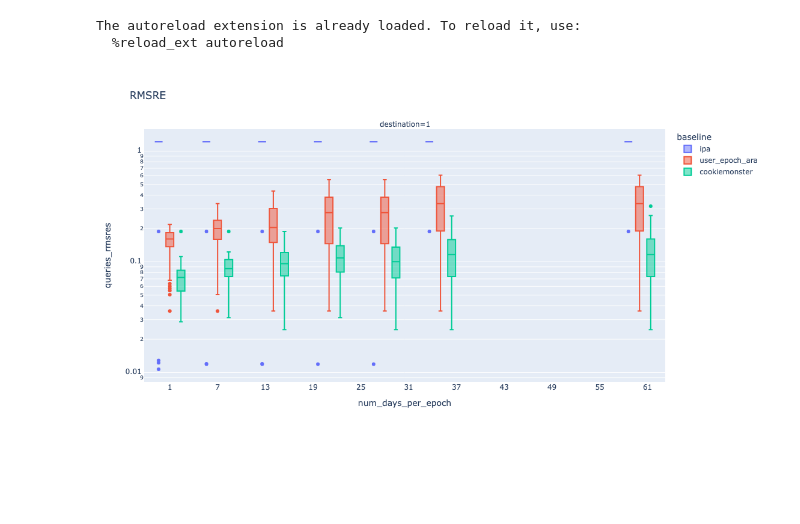
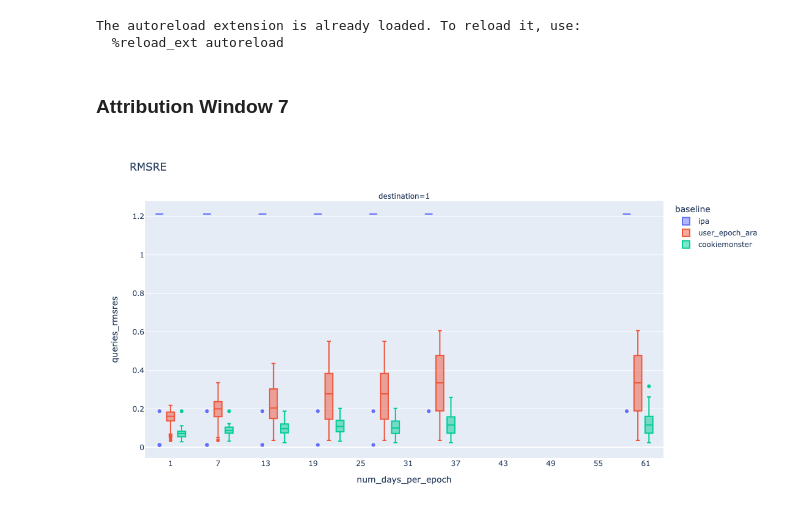
Before and after one commit to columbia/cookiemonster, a Jupyter notebook: notebooks/patcg_analysis.ipynb, the cells around one changed output. Saved outputs shown, nothing was run; the diff lists cells and outputs as text; code cells hidden in the pictures; blank space fills up the shorter version.

```diff
--- a/notebooks/patcg_analysis.ipynb
+++ b/notebooks/patcg_analysis.ipynb
@@ -12,13 +12,15 @@ pio.renderers.default = "notebook"
 import plotly.offline as pyo
 pyo.init_notebook_mode(connected=True)
 from utils import *
+# %% [markdown]
+### Attribution Window 7
 # %%
 path = "ray/patcg/varying_epoch_granularity_aw_7"
 df = analyze_results(path, "bias")
-plot_bias_rmsre(df, x_axis="num_days_per_epoch", log_y=True)
+plot_bias_rmsre(df, x_axis="num_days_per_epoch", log_y=False)
 plot_bias_rmsre_cdf(df, epoch_size=7, log_y=True)
 # %% [output]
-[figure, old version]
+[figure, new version]
 [figure]
 # %%
 path = "ray/patcg/varying_epoch_granularity_aw_7"
```
Also changed, not shown: parts of 4 cells of this notebook, 5 other files.
